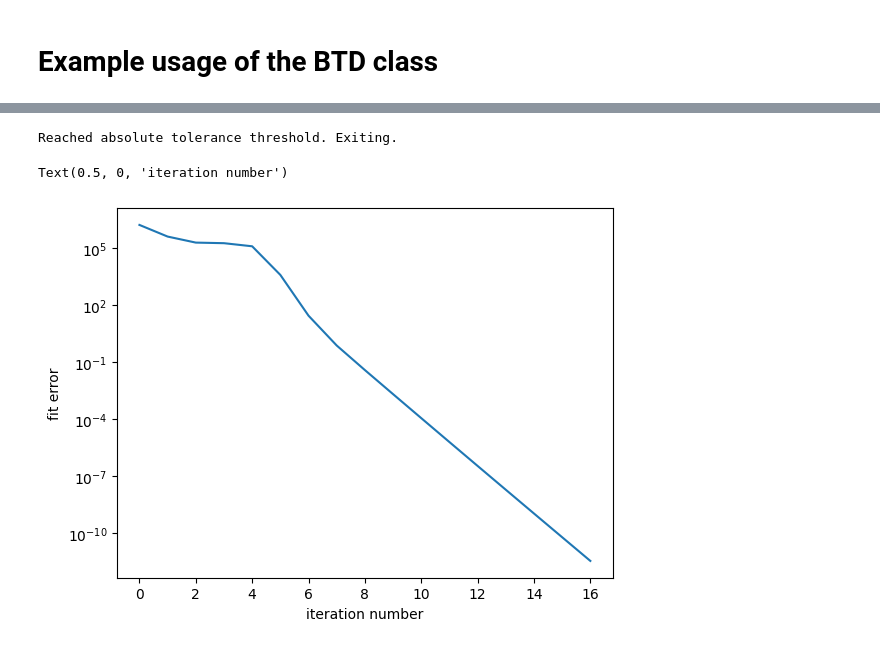
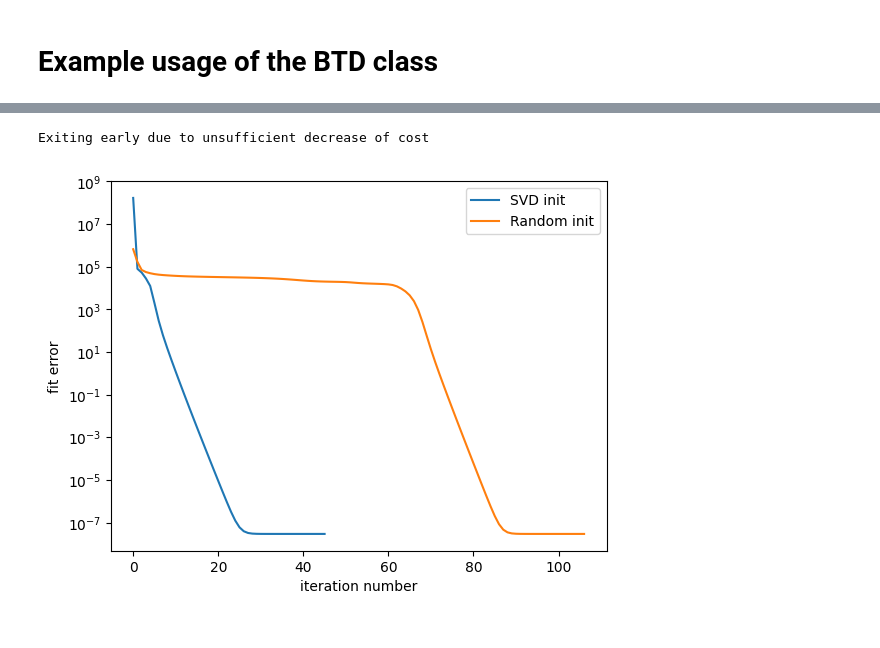
Before and after one commit to scbarreto/pyBBTD, a Jupyter notebook: notebooks/example_btd.ipynb, the cells around one changed output, grey strips where cells are left out. Cells and saved outputs as stored; diff of their text form; code cells hidden in the pictures.

Commit message:
Added first tutorial for third-order model

```diff
--- a/notebooks/example_btd.ipynb
+++ b/notebooks/example_btd.ipynb
@@ -15,0 +11,7 @@ Sufficient condition for uniqueness satisfied
+# %%
+# Define tensor size and BTD parameters
+N1, N2, N3 = 80, 100, 4  # dimensions of the tensor
+R = 3  # number of BTD terms
+L = 5  # rank of each term
+# Generate BTD model
+X = btd.BTD([N1, N2, N3], R, L, block_mode="LL1")
@@ -18,6 +22,21 @@ Sufficient condition for uniqueness satisfied
 np.random.seed(1)
 A0, B0, C0 = btd_als.init_BTD_factors(X, strat="random")
 theta = X.get_constraint_matrix()
-Trec = btd.factors_to_tensor(
+T_observed = btd.factors_to_tensor(
     A0, B0, C0, theta, block_mode="LL1"
-) + 0 * 1e-10 * np.random.randn(*X.dims)
+) + 1 * 1e-6 * np.random.randn(*X.dims)
+# %%
+# Fit the model using random initialization
+X.fit(T_observed, max_iter=3000, init="random", rel_tol=1e-9, abs_tol=1e-15)
+
+# Save the fit error for comparison with SVD init
+rand_init_fit_error = X.fit_error
+
+# Retrieve the estimated factors if necessary
+A_est, B_est, C_est = X.factors
+
+# Check convergence curve
+fig, ax = plt.subplots()
+ax.semilogy(X.fit_error)
+ax.set_ylabel("fit error")
+_ = ax.set_xlabel("iteration number")
@@ -24,13 +48,15 @@ Trec = btd.factors_to_tensor(
 # %%
-# perform the fit and display the error
-X.fit(Trec, abs_tol=1e-14)
-rand_init_fit_error = np.copy(X.fit_error)
+# compare with SVD init
+
+X.fit(T_observed, max_iter=3000, init="svd", rel_tol=1e-9, abs_tol=1e-15)
+svd_init_fit_error = X.fit_error
 
 fig, ax = plt.subplots()
-ax.semilogy(X.fit_error)
+ax.semilogy(svd_init_fit_error, label="SVD init")
+ax.semilogy(rand_init_fit_error, label="Random init")
 ax.set_ylabel("fit error")
-ax.set_xlabel("iteration number");
+ax.set_xlabel("iteration number")
+_ = ax.legend()
 # %% [output]
-Reached absolute tolerance threshold. Exiting.
+Exiting early due to unsufficient decrease of cost
-Text(0.5, 0, 'iteration number')
-[figure, old version]
+[figure, new version]
```
Also changed, not shown: parts of 5 cells of this notebook, 4 other files.
